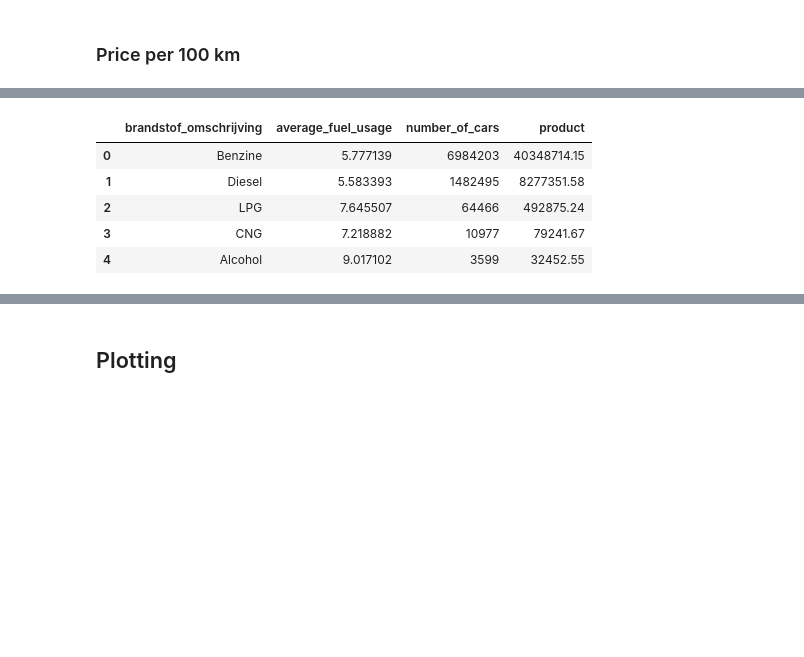
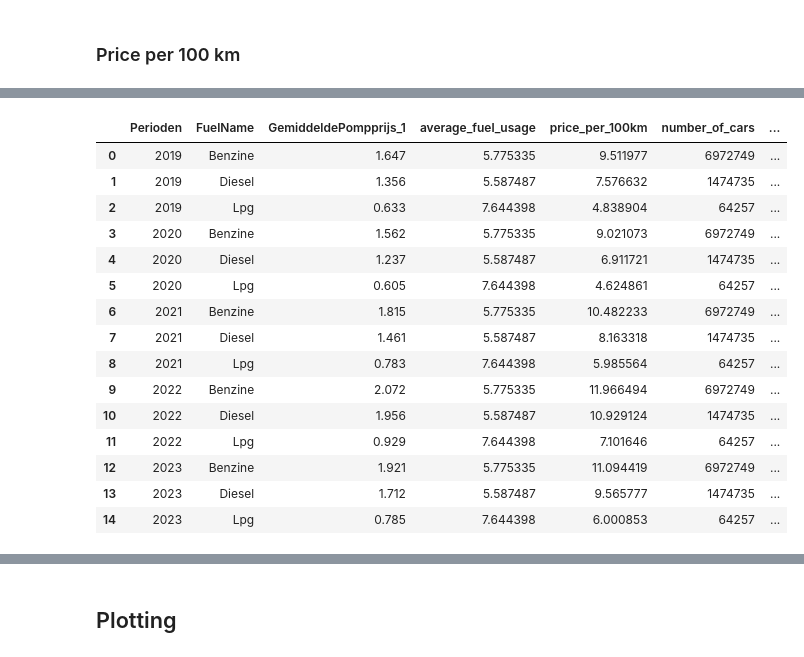
Before and after one commit to henkrehorst/uu_dss_project, a Jupyter notebook: dashboard/SeparateChartsForTesting/PriceComparison.ipynb, the cells around one changed output, grey strips where cells are left out. Cells and saved outputs as stored; diff of their text form; code cells hidden in the pictures; blank space fills up the shorter version.

```diff
--- a/dashboard/SeparateChartsForTesting/PriceComparison.ipynb
+++ b/dashboard/SeparateChartsForTesting/PriceComparison.ipynb
@@ -476,14 +482,20 @@ fuelPrices.head(70)
 # %% [markdown]
 As the "motorbrandstof" (fuel type) column only contains codes, we'll replace these with the fuelnames
 # %%
-# Assuming you have loaded both dataframes, fuelPrices and fuelNames
 fuelPrices = fuelPrices.merge(fuelNames, left_on='Motorbrandstof', right_on='Key', how='left')
 
 # Drop the 'Key' column since we don't need it anymore
 fuelPrices = fuelPrices.drop(columns=['Motorbrandstof', 'Key']).rename(columns={'Title': 'FuelName'})
 
-# sort by year of readability and drop redundant columns
+# for our comparison, we are only interested in the years from 2019
+fuelPrices = fuelPrices[fuelPrices['Perioden'].astype(int) >= 2019]
+
+# sort for readability
+fuelPrices = fuelPrices.sort_values(by=['Perioden'], ascending=True).reset_index(drop=True)
+
+# drop redundant columns
 fuelPrices = fuelPrices.drop(['ID'],axis=1)
-fuelPrices.sort_values(by=['Perioden'], ascending=True).reset_index(drop=True)
+
+fuelPrices
 # %% [output]
 |  | Perioden | GemiddeldePompprijs_1 | FuelName |
@@ -507,0 +521,22 @@ fuelPrices.sort_values(by=['Perioden'], ascending=True).reset_index(drop=True)
+# %%
+# Drop all caps, including first character
+ConventionalFuelUsage['brandstof_omschrijving'] = ConventionalFuelUsage['brandstof_omschrijving'].str.lower()
+# Bring back uppercase to only the first character
+ConventionalFuelUsage['brandstof_omschrijving'] = ConventionalFuelUsage['brandstof_omschrijving'].str.capitalize()
+# %%
+# Merge fuelPrices with conventionalFuelUsage on the fuel type column
+merged_df = pd.merge(
+    fuelPrices,
+    ConventionalFuelUsage,
+    left_on="FuelName",
+    right_on="brandstof_omschrijving",
+    how="left"
+)
+
+# Calculate the price per 100 km for each row
+merged_df["price_per_100km"] = merged_df["GemiddeldePompprijs_1"] * merged_df["average_fuel_usage"]
+
+# Select the relevant columns for the result
+result_df = merged_df[["Perioden", "FuelName", "GemiddeldePompprijs_1", "average_fuel_usage", "price_per_100km", "number_of_cars"]]
+
+result_df
@@ -508,20 +560,30 @@ fuelPrices.sort_values(by=['Perioden'], ascending=True).reset_index(drop=True)
 # %%
 # Ensure ConventionalFuelUsage is a separate copy
-ConventionalFuelUsage = ConventionalFuelUsage.copy()
+result_df = result_df.copy()
 
 # Perform the vectorized calculation
-ConventionalFuelUsage['product'] = (
-    ConventionalFuelUsage['average_fuel_usage'] * ConventionalFuelUsage['number_of_cars']
+result_df['product'] = (
+    result_df['price_per_100km'] * result_df['number_of_cars']
 )
 
-ConventionalFuelUsage.tail(20)
+result_df.tail(20)
 # %% [output]
-|  | brandstof_omschrijving | average_fuel_usage | number_of_cars | product |
-| 0 | Benzine | 5.777139 | 6984203 | 40348714.15 |
-| 1 | Diesel | 5.583393 | 1482495 | 8277351.58 |
-| 2 | LPG | 7.645507 | 64466 | 492875.24 |
-| 3 | CNG | 7.218882 | 10977 | 79241.67 |
-| 4 | Alcohol | 9.017102 | 3599 | 32452.55 |
+|  | Perioden | FuelName | GemiddeldePompprijs_1 | average_fuel_usage | price_per_100km | number_of_cars | ... |
+| 0 | 2019 | Benzine | 1.647 | 5.775335 | 9.511977 | 6972749 | ... |
+| 1 | 2019 | Diesel | 1.356 | 5.587487 | 7.576632 | 1474735 | ... |
+| 2 | 2019 | Lpg | 0.633 | 7.644398 | 4.838904 | 64257 | ... |
+| 3 | 2020 | Benzine | 1.562 | 5.775335 | 9.021073 | 6972749 | ... |
+| 4 | 2020 | Diesel | 1.237 | 5.587487 | 6.911721 | 1474735 | ... |
+| 5 | 2020 | Lpg | 0.605 | 7.644398 | 4.624861 | 64257 | ... |
+| 6 | 2021 | Benzine | 1.815 | 5.775335 | 10.482233 | 6972749 | ... |
+| 7 | 2021 | Diesel | 1.461 | 5.587487 | 8.163318 | 1474735 | ... |
+| 8 | 2021 | Lpg | 0.783 | 7.644398 | 5.985564 | 64257 | ... |
+| 9 | 2022 | Benzine | 2.072 | 5.775335 | 11.966494 | 6972749 | ... |
+| 10 | 2022 | Diesel | 1.956 | 5.587487 | 10.929124 | 1474735 | ... |
+| 11 | 2022 | Lpg | 0.929 | 7.644398 | 7.101646 | 64257 | ... |
+| 12 | 2023 | Benzine | 1.921 | 5.775335 | 11.094419 | 6972749 | ... |
+| 13 | 2023 | Diesel | 1.712 | 5.587487 | 9.565777 | 1474735 | ... |
+| 14 | 2023 | Lpg | 0.785 | 7.644398 | 6.000853 | 64257 | ... |
 # %%
 # Calculate total number of cars in our sample (for weighted average)
 TotalSampleCars = ConventionalFuelUsage['number_of_cars'].sum()
```
Also changed, not shown: parts of 12 cells of this notebook.
